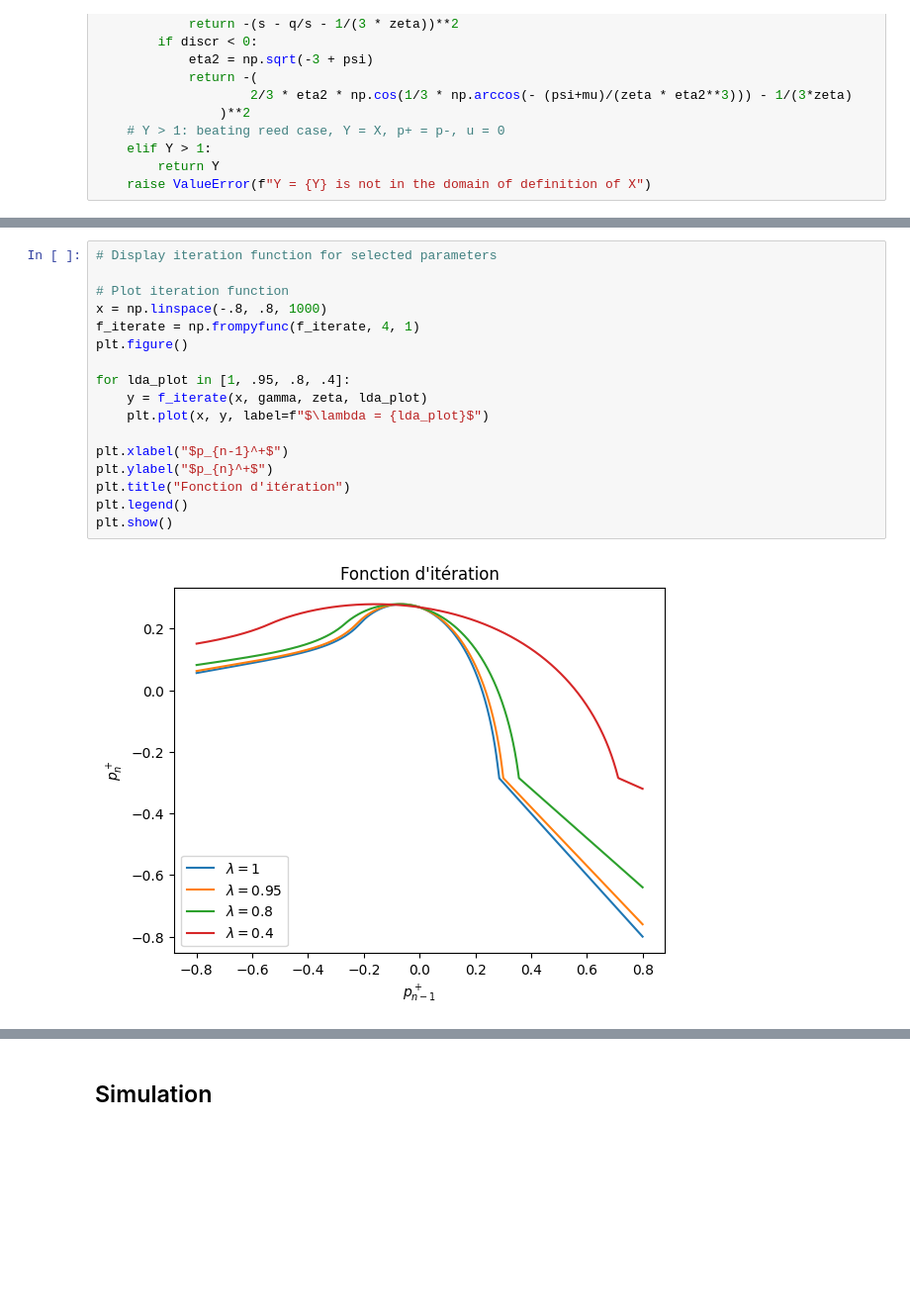
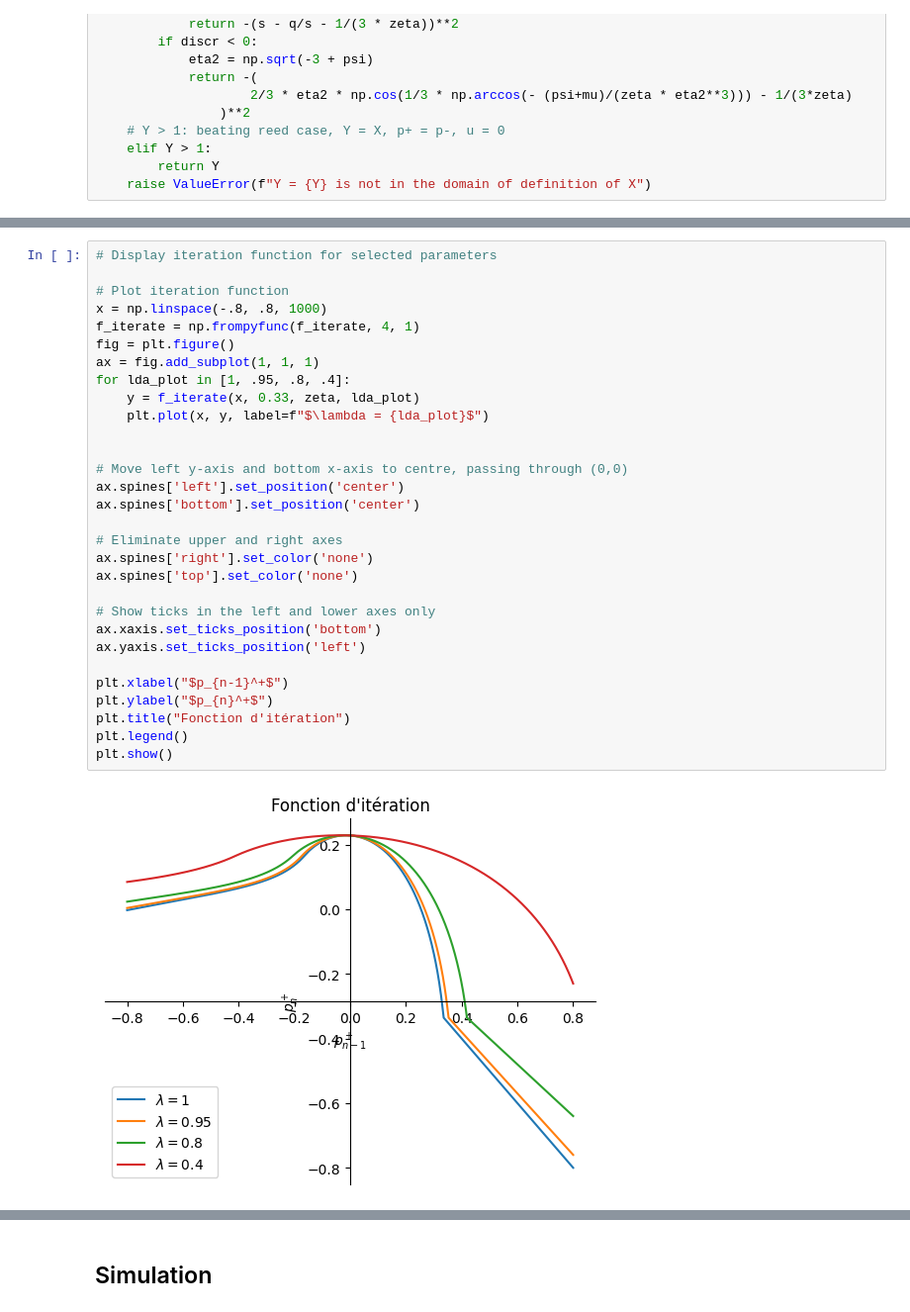
Before and after one commit to estevep/PAM-Auto-oscillations-des-instruments-de-musique, a Jupyter notebook: acoustique/waveguide/taillard.ipynb, the cells around one changed output, grey strips where cells are left out. Shown: that part at 99% size. Cells and saved outputs as stored; diff of their text form; blank space fills up the shorter version.

```diff
--- a/acoustique/waveguide/taillard.ipynb
+++ b/acoustique/waveguide/taillard.ipynb
@@ -86,19 +91,32 @@ Time for a wave to travel back and forth: 3.82 ms
 # %%
 # Display iteration function for selected parameters
 
 # Plot iteration function
 x = np.linspace(-.8, .8, 1000)
 f_iterate = np.frompyfunc(f_iterate, 4, 1)
-plt.figure()
+fig = plt.figure()
+ax = fig.add_subplot(1, 1, 1)
+for lda_plot in [1, .95, .8, .4]:
+    y = f_iterate(x, 0.33, zeta, lda_plot)
+    plt.plot(x, y, label=f"$\lambda = {lda_plot}$")
 
-for lda_plot in [1, .95, .8, .4]:
-    y = f_iterate(x, gamma, zeta, lda_plot)
-    plt.plot(x, y, label=f"$\lambda = {lda_plot}$")
+
+# Move left y-axis and bottom x-axis to centre, passing through (0,0)
+ax.spines['left'].set_position('center')
+ax.spines['bottom'].set_position('center')
+
+# Eliminate upper and right axes
+ax.spines['right'].set_color('none')
+ax.spines['top'].set_color('none')
+
+# Show ticks in the left and lower axes only
+ax.xaxis.set_ticks_position('bottom')
+ax.yaxis.set_ticks_position('left')
 
 plt.xlabel("$p_{n-1}^+$")
 plt.ylabel("$p_{n}^+$")
 plt.title("Fonction d'itération")
 plt.legend()
 plt.show()
 # %% [output]
-[figure, old version]
+[figure, new version]
```
Also changed, not shown: parts of 11 cells of this notebook, 2 other files.
